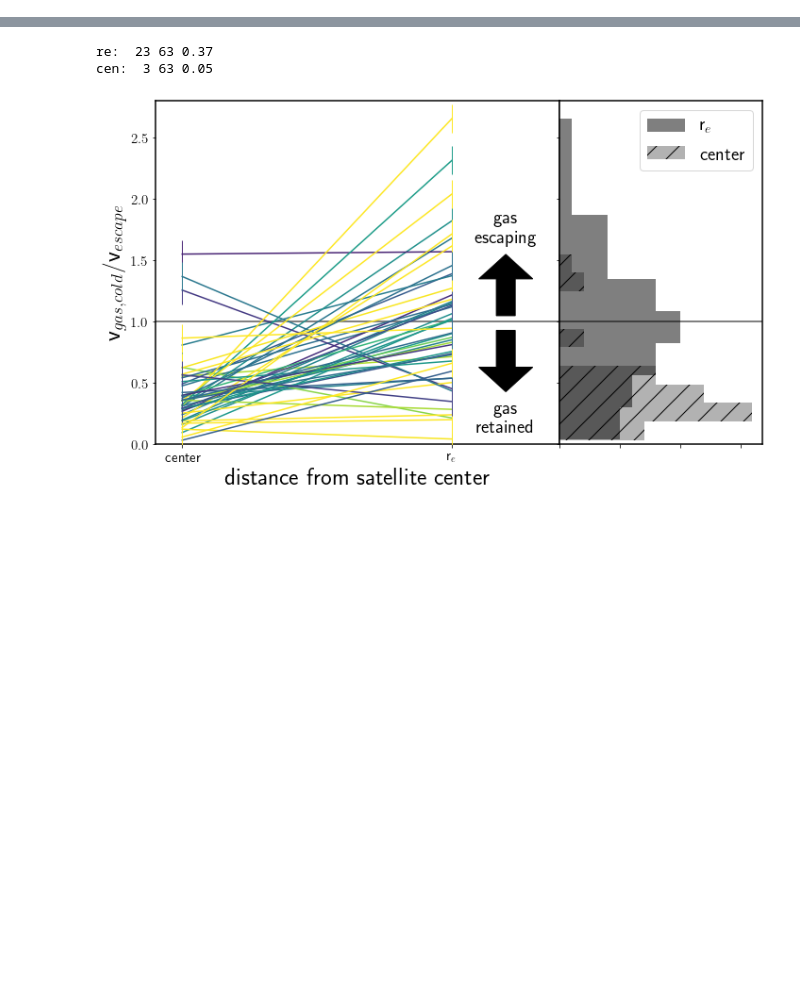
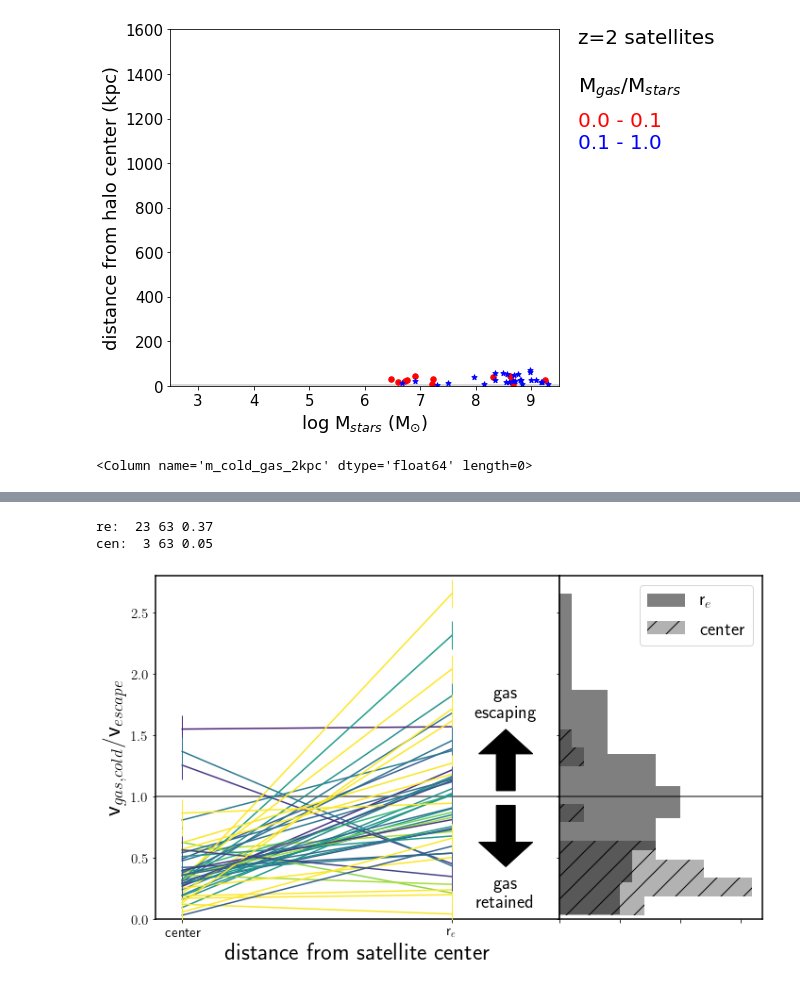
Before and after one commit to foggie-sims/foggie, a Jupyter notebook: foggie/satellites/paper_plots.ipynb, the cells around one changed output, grey strips where cells are left out. Drawn from its saved outputs; the diff is of its cells as text; code cells hidden in the pictures; blank space fills up the shorter version.

```diff
--- a/foggie/satellites/paper_plots.ipynb
+++ b/foggie/satellites/paper_plots.ipynb
@@ -106,3 +106,56 @@ fig.savefig('/Users/rsimons/Desktop/foggie/figures/random/gasfraction_comparison
+# %%
+fig, axes = plt.subplots(1,1,figsize = (9,6))
+dist_halo = sat_prop_cat['distance_halo']
+
+c_scale = [min([d/50., 1.]) for d in dist_halo]
+rad = '2kpc'
+star_mass = sat_prop_cat['m_stars_2kpc'] * 1.e8
+cold_mass = sat_prop_cat['m_gas_%s'%rad] * 1.e8
+bary_mass = star_mass + cold_mass
+dm_mass = sat_prop_cat['m_dm_%s'%rad] * 1.e8
+
+
+
+
+clrs = ['red', 'blue']
+mrks = ['o', '*']
+
+axes.annotate(r'M$_{gas}$/M$_{stars}$',\
+              (1.05, 0.80), ha = 'left', va = 'bottom', \
+              xycoords = 'axes fraction', fontsize = 20, color = 'black')
+
+for m, mass_bin in enumerate([(0, 0.1), (0.1, 1.0)]):
+    g_frac = cold_mass/star_mass
+    gd = where((g_frac > mass_bin[0]) & (g_frac < mass_bin[1]))
+
+    ss = axes.scatter(log10(star_mass[gd]), dist_halo[gd], marker = mrks[m], color = clrs[m], s = 30)
+
+    axes.annotate(r'%.1f - %.1f'%(mass_bin[0], mass_bin[1]),\
+                  (1.05, 0.77 - m*0.06), ha = 'left', va = 'top', \
+                  xycoords = 'axes fraction', fontsize = 20, color = clrs[m])
+
+axes.set_xlim(2.5, 9.5)
+axes.set_ylim(0, 1600)
+
+axes.axhline(y = 1, color = 'grey', zorder = 0, alpha = 0.3, linewidth = 5)
+
+axes.annotate('z=2 satellites', (1.05, 0.95), ha = 'left', va = 'bottom', xycoords = 'axes fraction', fontsize = 20)
+
+axes.set_ylabel('distance from halo center (kpc)', fontsize = 18)
+axes.set_xlabel('$\log$ M$_{stars}$ (M$_{\odot}$)', fontsize = 18)
+
+
+#axes.set_yscale('log')
+fig.tight_layout()
+fig.subplots_adjust(right = 0.72)
+
+fig.savefig('/Users/rsimons/Desktop/foggie/figures/random/wetzel_tollerud_weisz_plot.png', dpi = 300)
+# %% [output]
+[figure, added]
+# %%
+g_frac
+# %% [output]
+<Column name='m_cold_gas_2kpc' dtype='float64' length=0>
 # %%
 fig, axes = plt.subplots(1,1,figsize = (6,6))
 dist_halo = sat_prop_cat['distance_halo']
```
Also changed, not shown: parts of 2 cells of this notebook, 4 other files.
